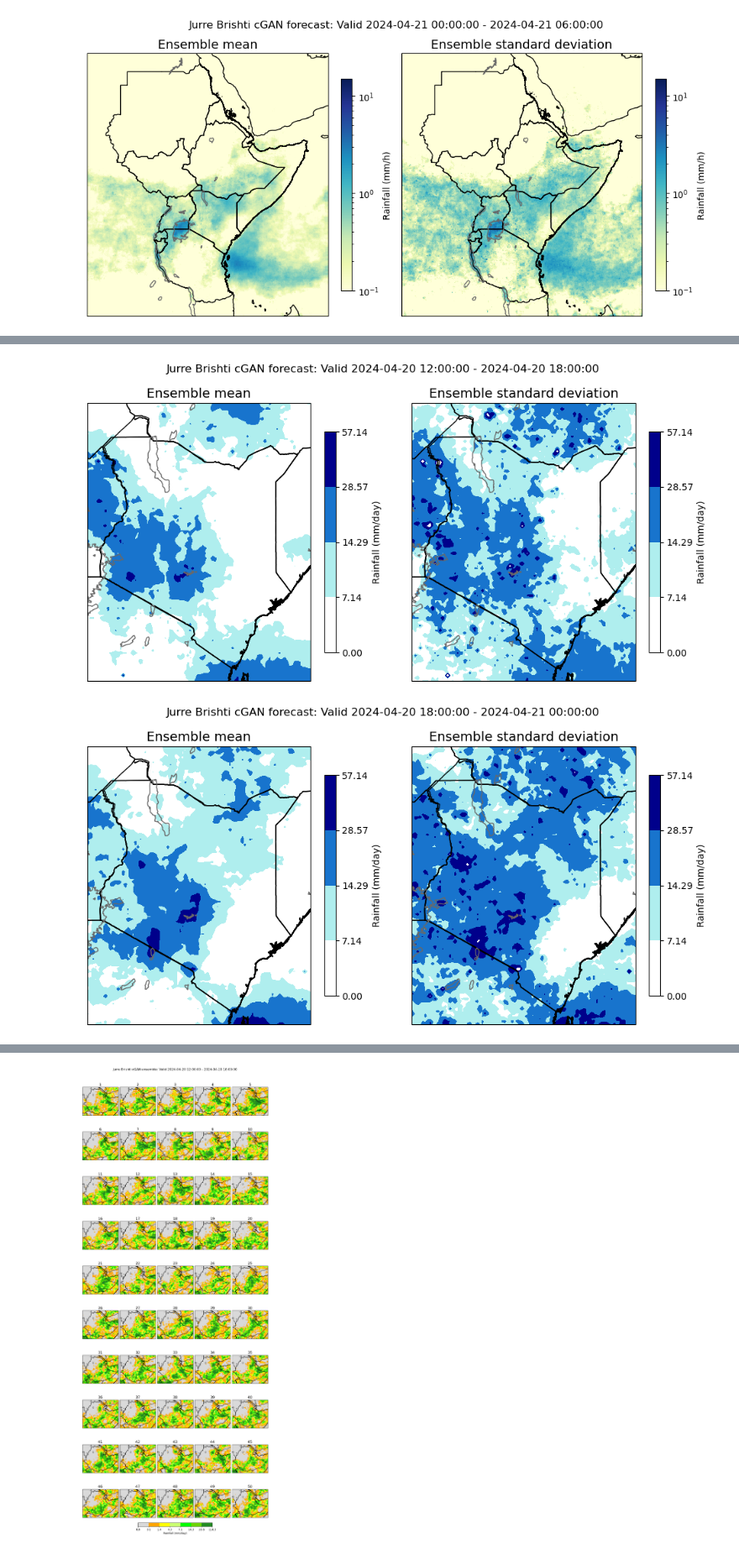
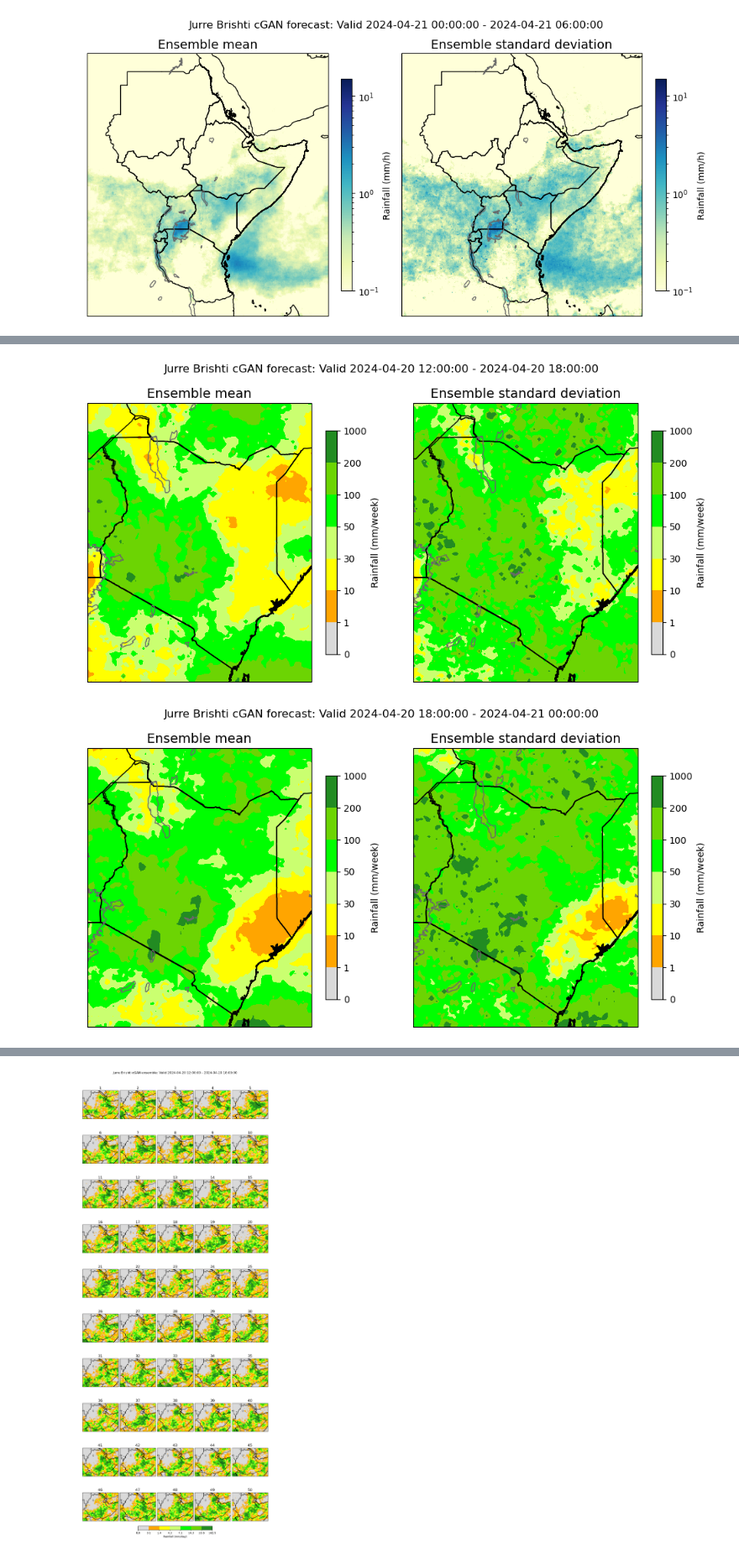
Before and after one commit to Fenwick-Cooper/show-forecasts, a Jupyter notebook: test_GAN_forecast.ipynb, the cells around one changed output, grey strips where cells are left out. Shown at 84% size. Drawn from its saved outputs; the diff is of its cells as text; code cells hidden in the pictures.

```diff
--- a/test_GAN_forecast.ipynb
+++ b/test_GAN_forecast.ipynb
@@ -29,5 +29,5 @@ plot_GAN_forecast(data)
 # plot_units can be 'mm/h' (default), 'mm/6h', 'mm/day' or 'mm/week'
 # region can be 'ICPAC', 'Kenya', 'South Sudan', 'Rwanda', 'Burundi', 'Djibouti',
 #               'Eritrea', 'Ethiopia', 'Sudan', 'Somalia', 'Tanzania', 'Uganda'
-plot_GAN_forecast(data, style='ICPAC_heavy', plot_units='mm/day', region='Kenya')
+plot_GAN_forecast(data, style='ICPAC', plot_units='mm/week', region='Kenya')
 # %% [output]
@@ -35,2 +35,2 @@ plot_GAN_forecast(data, style='ICPAC_heavy', plot_units='mm/day', region='Kenya'
-[figure, old version]
+[figure, new version]
-[figure, old version]
+[figure, new version]
```
Also changed, not shown: parts of 1 cell of this notebook, 3 other files.
